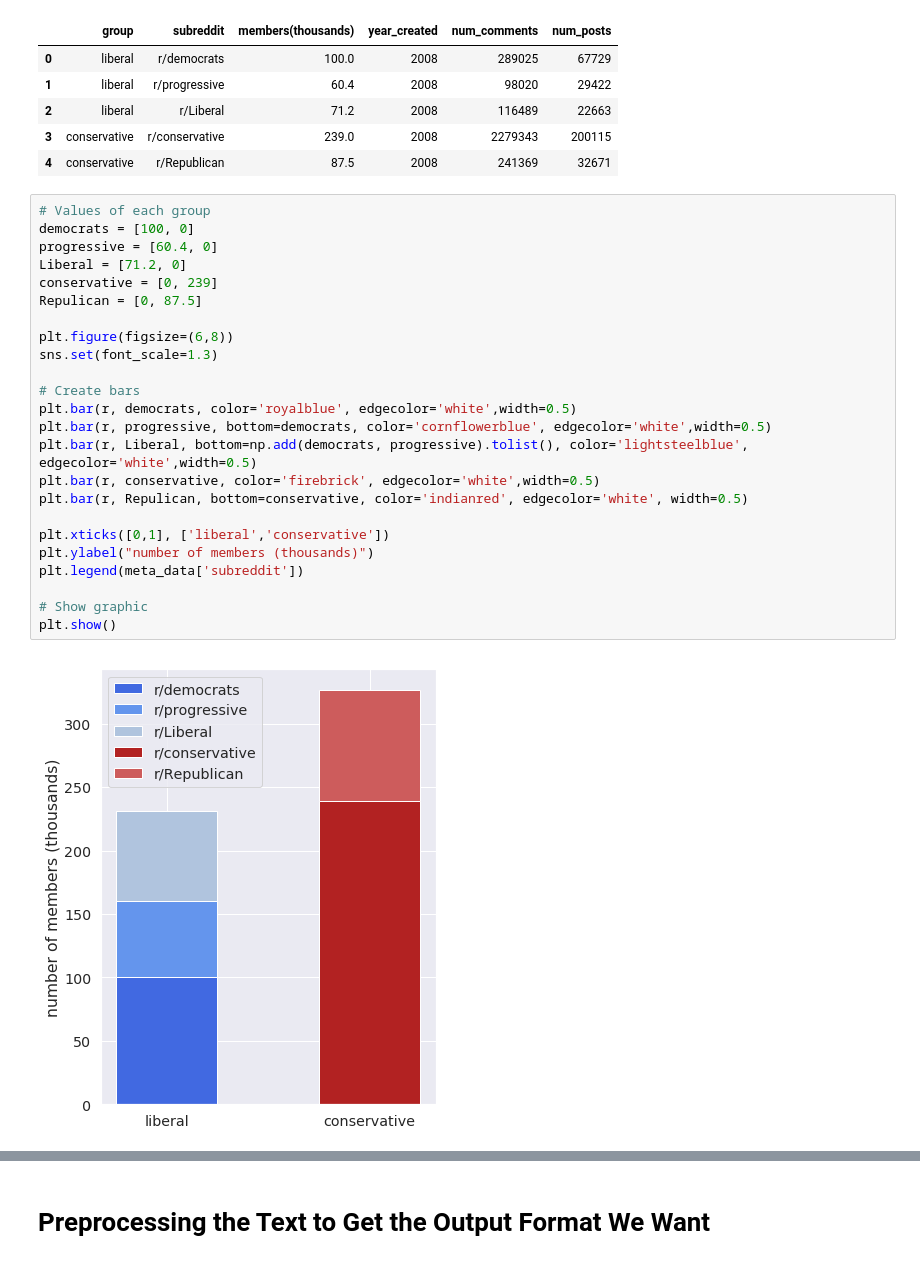
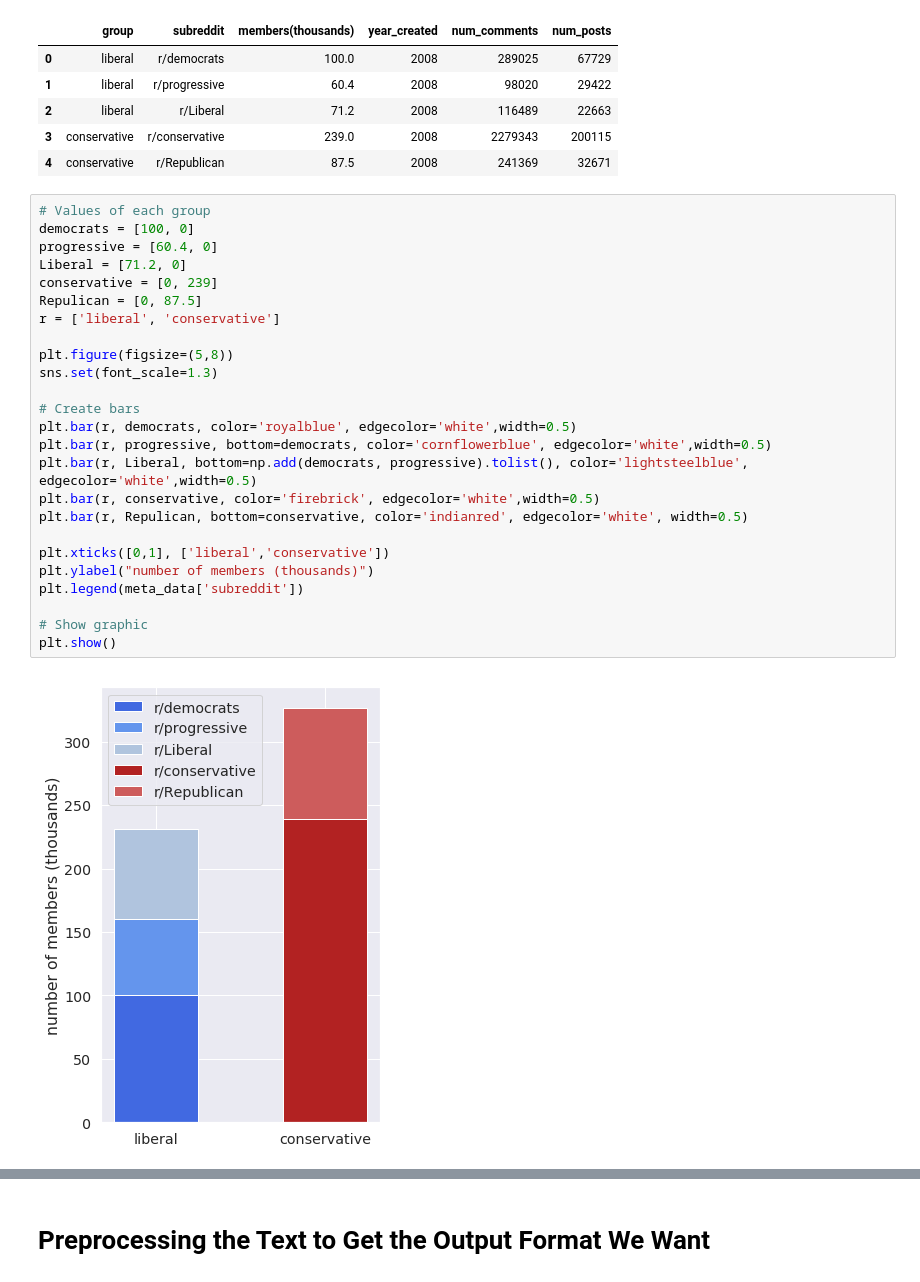
Before and after one commit to Alpha-1787/W266-Final-Project, a Jupyter notebook: Adam-FinalProject.ipynb, the cells around one changed output, grey strips where cells are left out. Drawn from its saved outputs; the diff is of its cells as text.

```diff
--- a/Adam-FinalProject.ipynb
+++ b/Adam-FinalProject.ipynb
@@ -142,29 +142,30 @@ meta_data
 # %%
 # Values of each group
 democrats = [100, 0]
 progressive = [60.4, 0]
 Liberal = [71.2, 0]
 conservative = [0, 239]
 Repulican = [0, 87.5]
+r = ['liberal', 'conservative']
 
-plt.figure(figsize=(6,8))
+plt.figure(figsize=(5,8))
 sns.set(font_scale=1.3)
 
 # Create bars
 plt.bar(r, democrats, color='royalblue', edgecolor='white',width=0.5)
 plt.bar(r, progressive, bottom=democrats, color='cornflowerblue', edgecolor='white',width=0.5)
 plt.bar(r, Liberal, bottom=np.add(democrats, progressive).tolist(), color='lightsteelblue', edgecolor='white',width=0.5)
 plt.bar(r, conservative, color='firebrick', edgecolor='white',width=0.5)
 plt.bar(r, Repulican, bottom=conservative, color='indianred', edgecolor='white', width=0.5)
 
 plt.xticks([0,1], ['liberal','conservative'])
 plt.ylabel("number of members (thousands)")
 plt.legend(meta_data['subreddit'])
 
 # Show graphic
 plt.show()
 # %% [output]
-[figure, old version]
+[figure, new version]
 # %%
 # Values of each group
 democrats = [meta_data.num_comments[0], 0]
```
Also changed, not shown: parts of 40 cells of this notebook, 1 other file.
